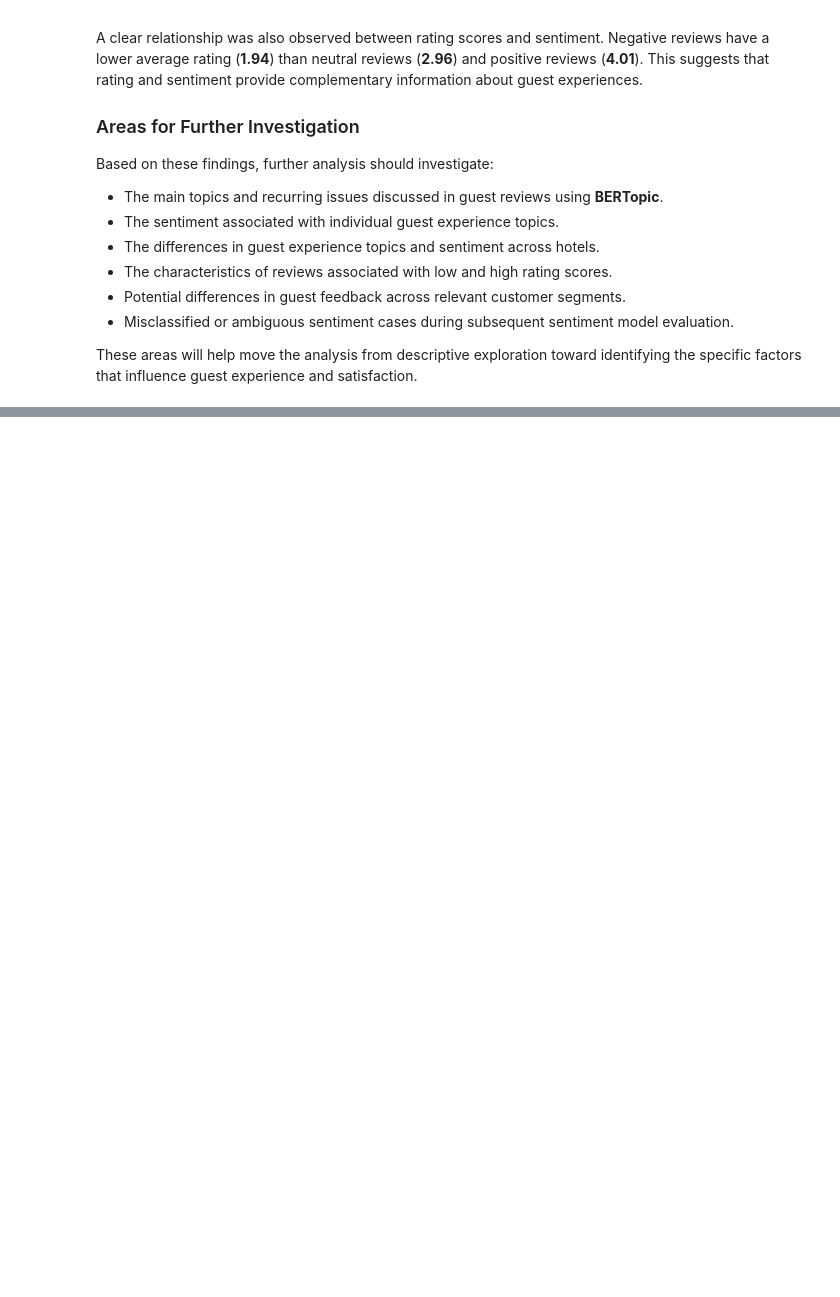
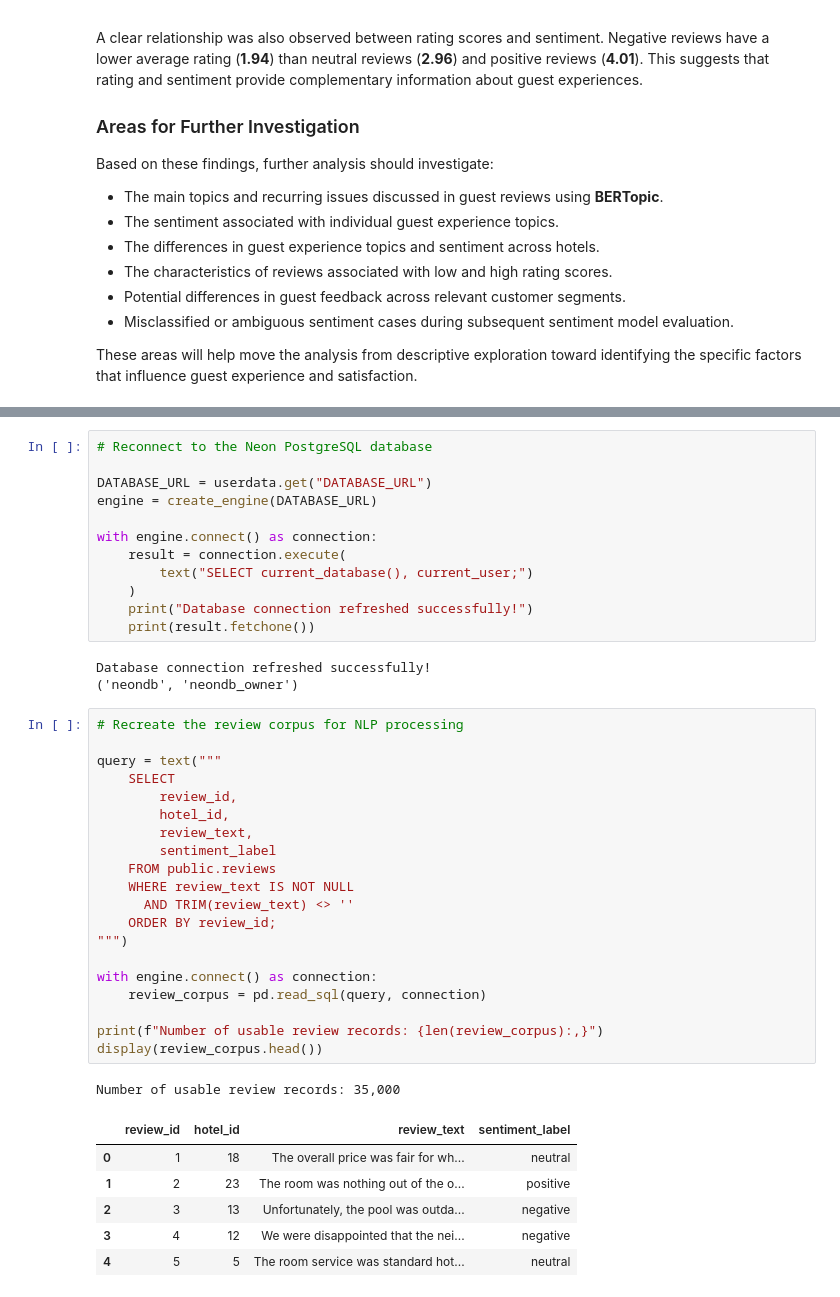
Before and after one commit to ehisolojo/Montra-Hospitality-Guest-Experience-Analytics, a Jupyter notebook: Montra_Guest_Experience_Assessment.ipynb, the cells around one changed output, grey strips where cells are left out. Drawn from its saved outputs; the diff is of its cells as text; blank space fills up the shorter version.

```diff
--- a/Montra_Guest_Experience_Assessment.ipynb
+++ b/Montra_Guest_Experience_Assessment.ipynb
@@ -1687,0 +1709,43 @@ These areas will help move the analysis from descriptive exploration toward iden
+# %%
+# Reconnect to the Neon PostgreSQL database
+
+DATABASE_URL = userdata.get("DATABASE_URL")
+engine = create_engine(DATABASE_URL)
+
+with engine.connect() as connection:
+    result = connection.execute(
+        text("SELECT current_database(), current_user;")
+    )
+    print("Database connection refreshed successfully!")
+    print(result.fetchone())
+# %% [output]
+Database connection refreshed successfully!
+('neondb', 'neondb_owner')
+# %%
+# Recreate the review corpus for NLP processing
+
+query = text("""
+    SELECT
+        review_id,
+        hotel_id,
+        review_text,
+        sentiment_label
+    FROM public.reviews
+    WHERE review_text IS NOT NULL
+      AND TRIM(review_text) <> ''
+    ORDER BY review_id;
+""")
+
+with engine.connect() as connection:
+    review_corpus = pd.read_sql(query, connection)
+
+print(f"Number of usable review records: {len(review_corpus):,}")
+display(review_corpus.head())
+# %% [output]
+Number of usable review records: 35,000
+|  | review_id | hotel_id | review_text | sentiment_label |
+| 0 | 1 | 18 | The overall price was fair for wh... | neutral |
+| 1 | 2 | 23 | The room was nothing out of the o... | positive |
+| 2 | 3 | 13 | Unfortunately, the pool was outda... | negative |
+| 3 | 4 | 12 | We were disappointed that the nei... | negative |
+| 4 | 5 | 5 | The room service was standard hot... | neutral |
```
Also changed, not shown: parts of 17 cells of this notebook.
